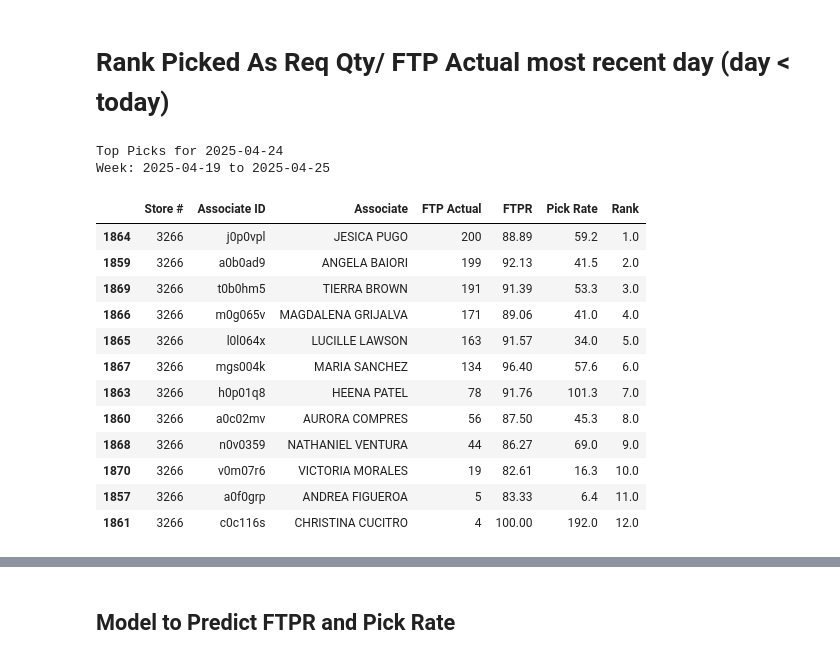
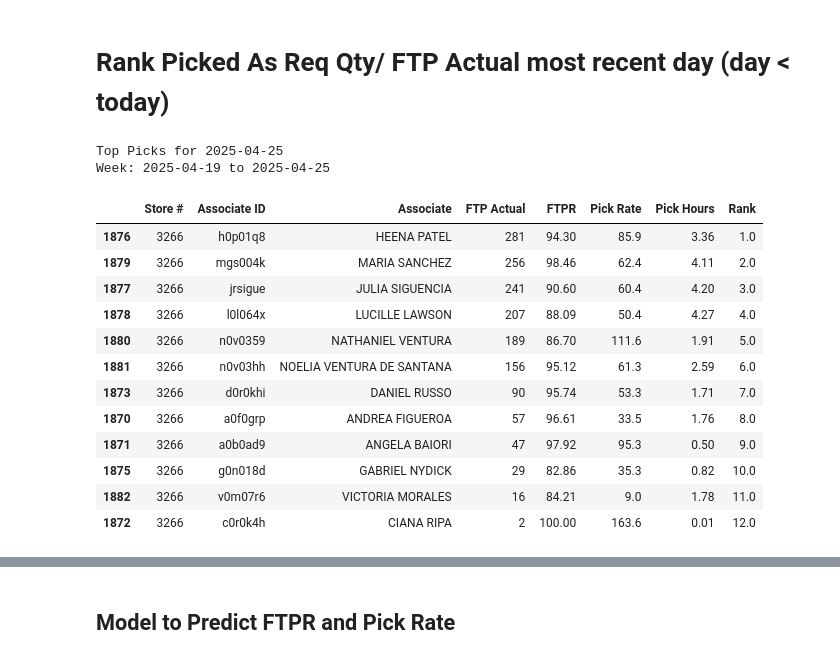
Before and after one commit to toogoodbruh/WalmartMetrics, a Jupyter notebook: WalmartAssociateMetrics.ipynb, the cells around one changed output, grey strips where cells are left out. Cells and saved outputs as stored; diff of their text form; code cells hidden in the pictures.

```diff
--- a/WalmartAssociateMetrics.ipynb
+++ b/WalmartAssociateMetrics.ipynb
@@ -1765,24 +1757,24 @@ Week: 2025-04-19 to 2025-04-25
 # %%
 date_chosen = df[df['Day of Pick Date'] < today]['Day of Pick Date'].max()
 df_top_picks = df.loc[(df['Store #'] == 3266) & (df['Day of Pick Date'] == date_chosen), :].copy()
 df_top_picks['Rank'] = df_top_picks['FTP Actual'].rank(ascending=False, method='min')
 df_top_picks = df_top_picks.sort_values(by='Rank', ascending=True)
 print(f'Top Picks for {date_chosen.date()}')
 print(f'Week: {week_of_interest}')
-df_top_picks[['Store #', 'Associate ID', 'Associate', 'FTP Actual', 'FTPR', 'Pick Rate', 'Rank']]
+df_top_picks[['Store #', 'Associate ID', 'Associate', 'FTP Actual', 'FTPR', 'Pick Rate', 'Pick Hours', 'Rank']]
 # %% [output]
-Top Picks for 2025-04-24
+Top Picks for 2025-04-25
 Week: 2025-04-19 to 2025-04-25
-|  | Store # | Associate ID | Associate | FTP Actual | FTPR | Pick Rate | Rank |
-| 1864 | 3266 | j0p0vpl | JESICA PUGO | 200 | 88.89 | 59.2 | 1.0 |
-| 1859 | 3266 | a0b0ad9 | ANGELA BAIORI | 199 | 92.13 | 41.5 | 2.0 |
-| 1869 | 3266 | t0b0hm5 | TIERRA BROWN | 191 | 91.39 | 53.3 | 3.0 |
-| 1866 | 3266 | m0g065v | MAGDALENA GRIJALVA | 171 | 89.06 | 41.0 | 4.0 |
-| 1865 | 3266 | l0l064x | LUCILLE LAWSON | 163 | 91.57 | 34.0 | 5.0 |
-| 1867 | 3266 | mgs004k | MARIA SANCHEZ | 134 | 96.40 | 57.6 | 6.0 |
-| 1863 | 3266 | h0p01q8 | HEENA PATEL | 78 | 91.76 | 101.3 | 7.0 |
-| 1860 | 3266 | a0c02mv | AURORA COMPRES | 56 | 87.50 | 45.3 | 8.0 |
-| 1868 | 3266 | n0v0359 | NATHANIEL VENTURA | 44 | 86.27 | 69.0 | 9.0 |
-| 1870 | 3266 | v0m07r6 | VICTORIA MORALES | 19 | 82.61 | 16.3 | 10.0 |
-| 1857 | 3266 | a0f0grp | ANDREA FIGUEROA | 5 | 83.33 | 6.4 | 11.0 |
-| 1861 | 3266 | c0c116s | CHRISTINA CUCITRO | 4 | 100.00 | 192.0 | 12.0 |
+|  | Store # | Associate ID | Associate | FTP Actual | FTPR | Pick Rate | Pick Hours | Rank |
+| 1876 | 3266 | h0p01q8 | HEENA PATEL | 281 | 94.30 | 85.9 | 3.36 | 1.0 |
+| 1879 | 3266 | mgs004k | MARIA SANCHEZ | 256 | 98.46 | 62.4 | 4.11 | 2.0 |
+| 1877 | 3266 | jrsigue | JULIA SIGUENCIA | 241 | 90.60 | 60.4 | 4.20 | 3.0 |
+| 1878 | 3266 | l0l064x | LUCILLE LAWSON | 207 | 88.09 | 50.4 | 4.27 | 4.0 |
+| 1880 | 3266 | n0v0359 | NATHANIEL VENTURA | 189 | 86.70 | 111.6 | 1.91 | 5.0 |
+| 1881 | 3266 | n0v03hh | NOELIA VENTURA DE SANTANA | 156 | 95.12 | 61.3 | 2.59 | 6.0 |
+| 1873 | 3266 | d0r0khi | DANIEL RUSSO | 90 | 95.74 | 53.3 | 1.71 | 7.0 |
+| 1870 | 3266 | a0f0grp | ANDREA FIGUEROA | 57 | 96.61 | 33.5 | 1.76 | 8.0 |
+| 1871 | 3266 | a0b0ad9 | ANGELA BAIORI | 47 | 97.92 | 95.3 | 0.50 | 9.0 |
+| 1875 | 3266 | g0n018d | GABRIEL NYDICK | 29 | 82.86 | 35.3 | 0.82 | 10.0 |
+| 1882 | 3266 | v0m07r6 | VICTORIA MORALES | 16 | 84.21 | 9.0 | 1.78 | 11.0 |
+| 1872 | 3266 | c0r0k4h | CIANA RIPA | 2 | 100.00 | 163.6 | 0.01 | 12.0 |
```
Also changed, not shown: parts of 43 cells of this notebook.
